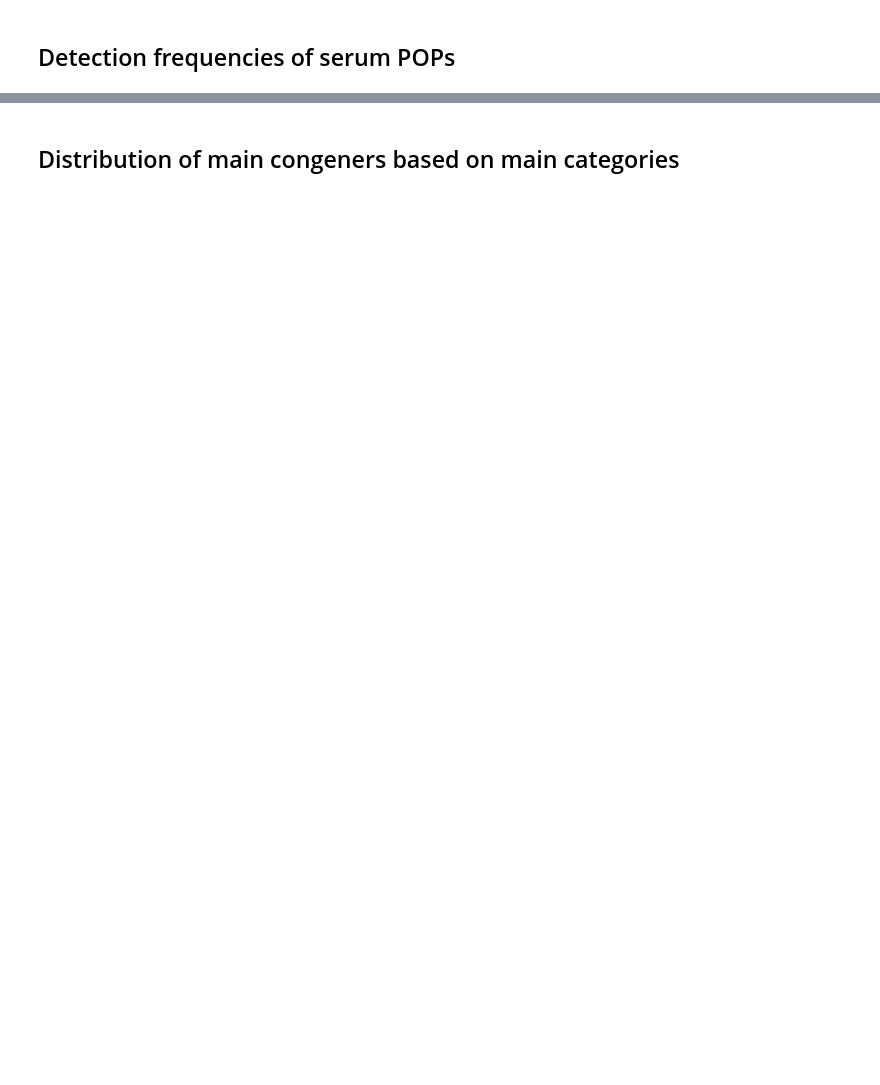
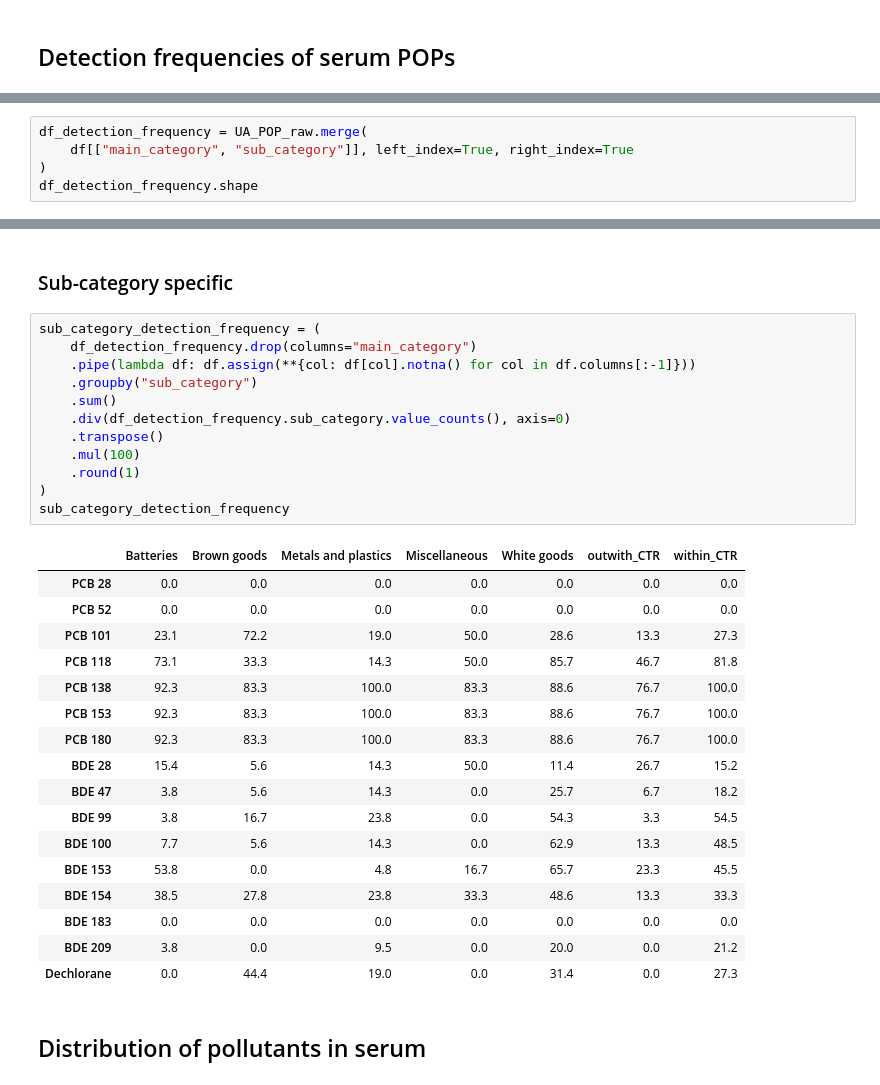
Before and after one commit to adamcseresznye/HBM4EU_eWaste_POPs, a Jupyter notebook: notebooks/NB2_ACs_Describe_Demographics_and_POPs.ipynb, the cells around one changed output, grey strips where cells are left out. Saved outputs shown, nothing was run; the diff lists cells and outputs as text; blank space fills up the shorter version.

```diff
--- a/notebooks/NB2_ACs_Describe_Demographics_and_POPs.ipynb
+++ b/notebooks/NB2_ACs_Describe_Demographics_and_POPs.ipynb
@@ -298,0 +281,5 @@ ax.hlines(
+# %%
+df_detection_frequency = UA_POP_raw.merge(
+    df[["main_category", "sub_category"]], left_index=True, right_index=True
+)
+df_detection_frequency.shape
@@ -299,2 +348,34 @@ ax.hlines(
+# %% [markdown]
+### Sub-category specific
+# %%
+sub_category_detection_frequency = (
+    df_detection_frequency.drop(columns="main_category")
+    .pipe(lambda df: df.assign(**{col: df[col].notna() for col in df.columns[:-1]}))
+    .groupby("sub_category")
+    .sum()
+    .div(df_detection_frequency.sub_category.value_counts(), axis=0)
+    .transpose()
+    .mul(100)
+    .round(1)
+)
+sub_category_detection_frequency
+# %% [output]
+|  | Batteries | Brown goods | Metals and plastics | Miscellaneous | White goods | outwith_CTR | within_CTR |
+| PCB 28 | 0.0 | 0.0 | 0.0 | 0.0 | 0.0 | 0.0 | 0.0 |
+| PCB 52 | 0.0 | 0.0 | 0.0 | 0.0 | 0.0 | 0.0 | 0.0 |
+| PCB 101 | 23.1 | 72.2 | 19.0 | 50.0 | 28.6 | 13.3 | 27.3 |
+| PCB 118 | 73.1 | 33.3 | 14.3 | 50.0 | 85.7 | 46.7 | 81.8 |
+| PCB 138 | 92.3 | 83.3 | 100.0 | 83.3 | 88.6 | 76.7 | 100.0 |
+| PCB 153 | 92.3 | 83.3 | 100.0 | 83.3 | 88.6 | 76.7 | 100.0 |
+| PCB 180 | 92.3 | 83.3 | 100.0 | 83.3 | 88.6 | 76.7 | 100.0 |
+| BDE 28 | 15.4 | 5.6 | 14.3 | 50.0 | 11.4 | 26.7 | 15.2 |
+| BDE 47 | 3.8 | 5.6 | 14.3 | 0.0 | 25.7 | 6.7 | 18.2 |
+| BDE 99 | 3.8 | 16.7 | 23.8 | 0.0 | 54.3 | 3.3 | 54.5 |
+| BDE 100 | 7.7 | 5.6 | 14.3 | 0.0 | 62.9 | 13.3 | 48.5 |
+| BDE 153 | 53.8 | 0.0 | 4.8 | 16.7 | 65.7 | 23.3 | 45.5 |
+| BDE 154 | 38.5 | 27.8 | 23.8 | 33.3 | 48.6 | 13.3 | 33.3 |
+| BDE 183 | 0.0 | 0.0 | 0.0 | 0.0 | 0.0 | 0.0 | 0.0 |
+| BDE 209 | 3.8 | 0.0 | 9.5 | 0.0 | 20.0 | 0.0 | 21.2 |
+| Dechlorane | 0.0 | 44.4 | 19.0 | 0.0 | 31.4 | 0.0 | 27.3 |
 # %% [markdown]
-## Distribution of main congeners based on main categories
+## Distribution of pollutants in serum
```
Also changed, not shown: parts of 15 cells of this notebook, 1 other file.
